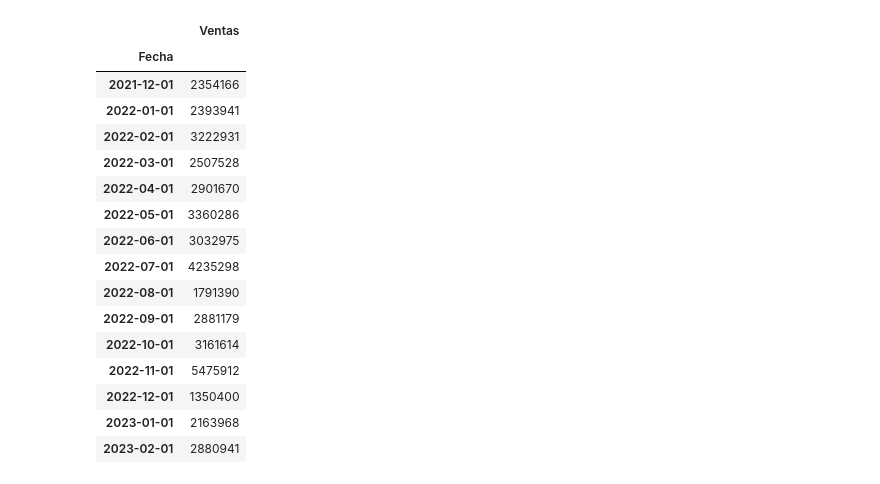
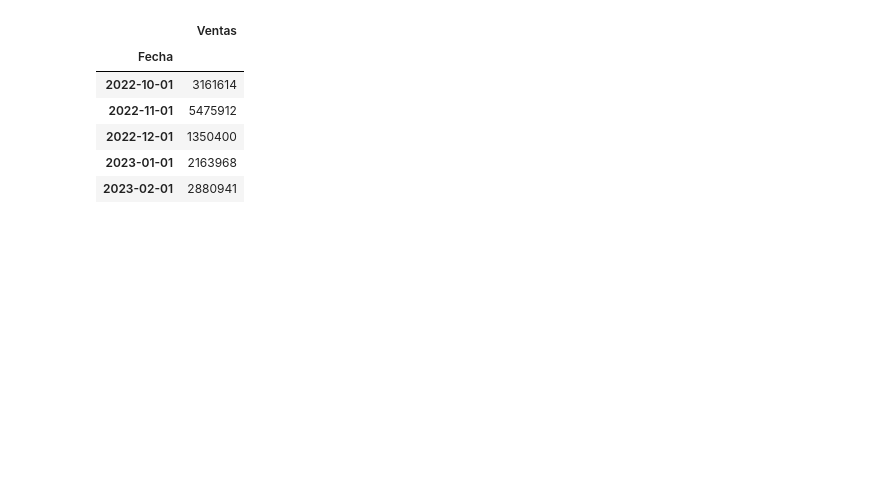
Before and after one commit to TomasCardeLo/ML-Dispapeles-TomasCaLo, a Jupyter notebook: Time series/Time series v1 productos.ipynb, the cells around one changed output. Cells and saved outputs as stored; diff of their text form; code cells hidden in the pictures; blank space fills up the shorter version.

```diff
--- a/Time series/Time series v1 productos.ipynb
+++ b/Time series/Time series v1 productos.ipynb
@@ -220,19 +210,9 @@ predecir_pdto(cod_pdto= cod_pdto, fecha_final= "2023-03-01", n_meses= 2, param=
 # %%
 df_SQL = df_pdto(cod_pdto= cod_pdto,  fecha_final= "2023-03-01")
-df_SQL.tail(15)
+df_SQL.tail(5)
 # %% [output]
 |  | Ventas |
 | Fecha |  |
-| 2021-12-01 | 2354166 |
-| 2022-01-01 | 2393941 |
-| 2022-02-01 | 3222931 |
-| 2022-03-01 | 2507528 |
-| 2022-04-01 | 2901670 |
-| 2022-05-01 | 3360286 |
-| 2022-06-01 | 3032975 |
-| 2022-07-01 | 4235298 |
-| 2022-08-01 | 1791390 |
-| 2022-09-01 | 2881179 |
 | 2022-10-01 | 3161614 |
 | 2022-11-01 | 5475912 |
 | 2022-12-01 | 1350400 |
```
Also changed, not shown: parts of 5 cells of this notebook, 4 other files.
